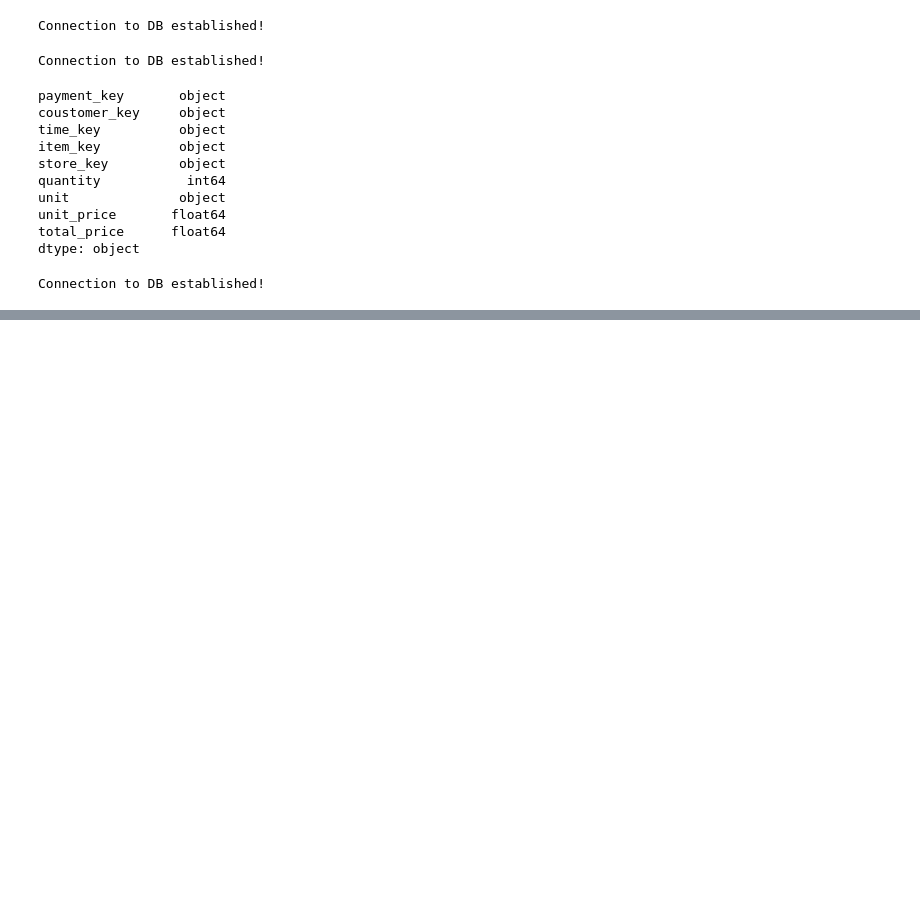
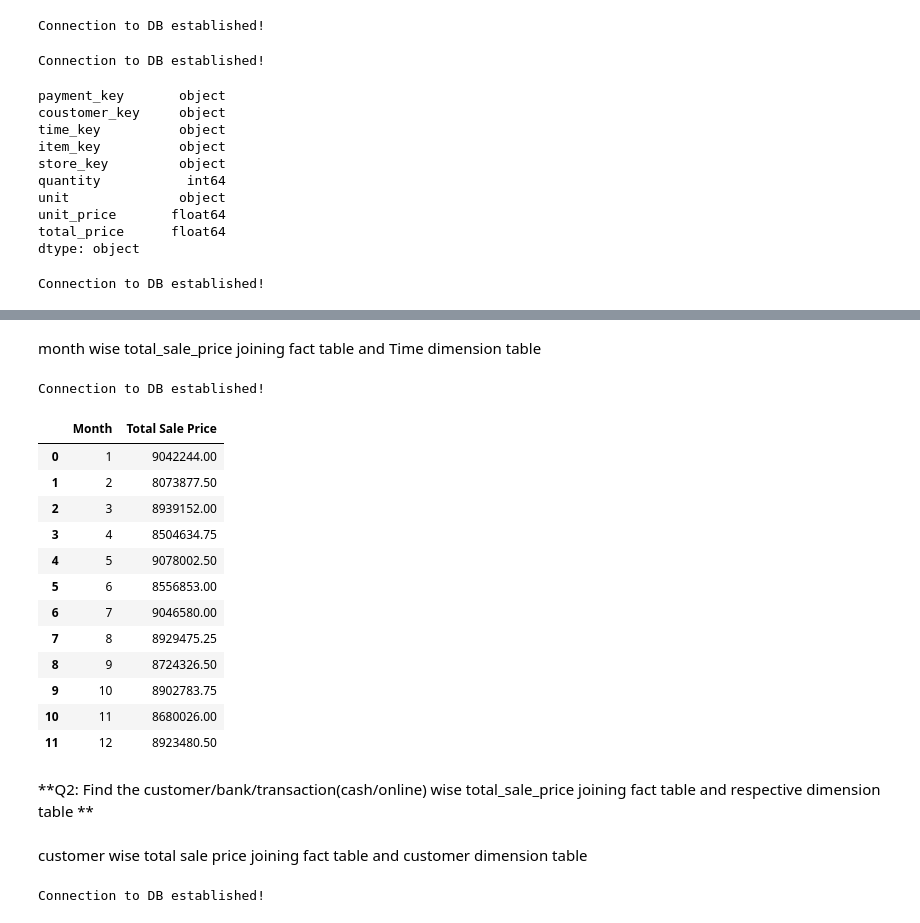
Before and after one commit to esrdlab-vinternship/HDA-5th-Round-vInternship, a Jupyter notebook: ETL.ipynb, the cells around one changed output, grey strips where cells are left out. Drawn from its saved outputs; the diff is of its cells as text; code cells hidden in the pictures; blank space fills up the shorter version.

```diff
--- a/ETL.ipynb
+++ b/ETL.ipynb
@@ -330,0 +412,50 @@ Connection to DB established!
+# %% [markdown]
+month wise total_sale_price joining fact table and Time dimension table
+# %%
+con = PostgresConnection().getConnection()
+insert_stmt = """SELECT time_data.month as "Month", SUM(fact_table.total_price) "Total Sale Price"
+FROM star_schema.fact_table
+FULL OUTER JOIN star_schema.time_data ON time_data.time_key = fact_table.time_key
+GROUP BY time_data.month
+ORDER BY time_data.month"""
+cur = con.cursor()
+# psycopg2.extras.execute_batch(cur, insert_stmt, fact_data.values)
+total_price_by_month = pd.read_sql_query(insert_stmt, con)
+con.commit()
+cur.close()
+# %% [output]
+Connection to DB established!
+# %%
+total_price_by_month
+# %% [output]
+|  | Month | Total Sale Price |
+| 0 | 1 | 9042244.00 |
+| 1 | 2 | 8073877.50 |
+| 2 | 3 | 8939152.00 |
+| 3 | 4 | 8504634.75 |
+| 4 | 5 | 9078002.50 |
+| 5 | 6 | 8556853.00 |
+| 6 | 7 | 9046580.00 |
+| 7 | 8 | 8929475.25 |
+| 8 | 9 | 8724326.50 |
+| 9 | 10 | 8902783.75 |
+| 10 | 11 | 8680026.00 |
+| 11 | 12 | 8923480.50 |
+# %% [markdown]
+**Q2: Find the customer/bank/transaction(cash/online) wise total_sale_price joining fact table and respective dimension table **
+# %% [markdown]
+customer wise total sale price joining fact table and customer dimension table
+# %%
+con = PostgresConnection().getConnection()
+insert_stmt = """SELECT customer_dim.name as "Name", SUM(fact_table.total_price) "Total Sale Price"
+FROM star_schema.fact_table
+FULL OUTER JOIN star_schema.customer_dim ON customer_dim.coustomer_key = fact_table.coustomer_key
+GROUP BY customer_dim.name
+ORDER BY customer_dim.name"""
+cur = con.cursor()
+# psycopg2.extras.execute_batch(cur, insert_stmt, fact_data.values)
+total_price_by_customer = pd.read_sql_query(insert_stmt, con)
+con.commit()
+cur.close()
+# %% [output]
+Connection to DB established!
```
Also changed, not shown: parts of 26 cells of this notebook, 1 other file.
